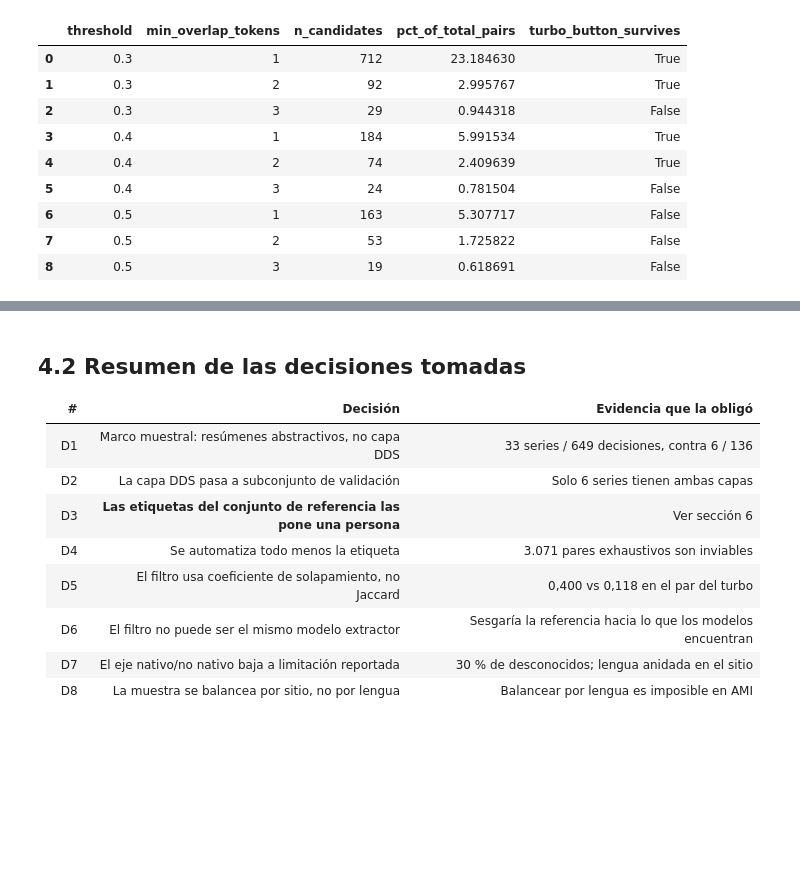
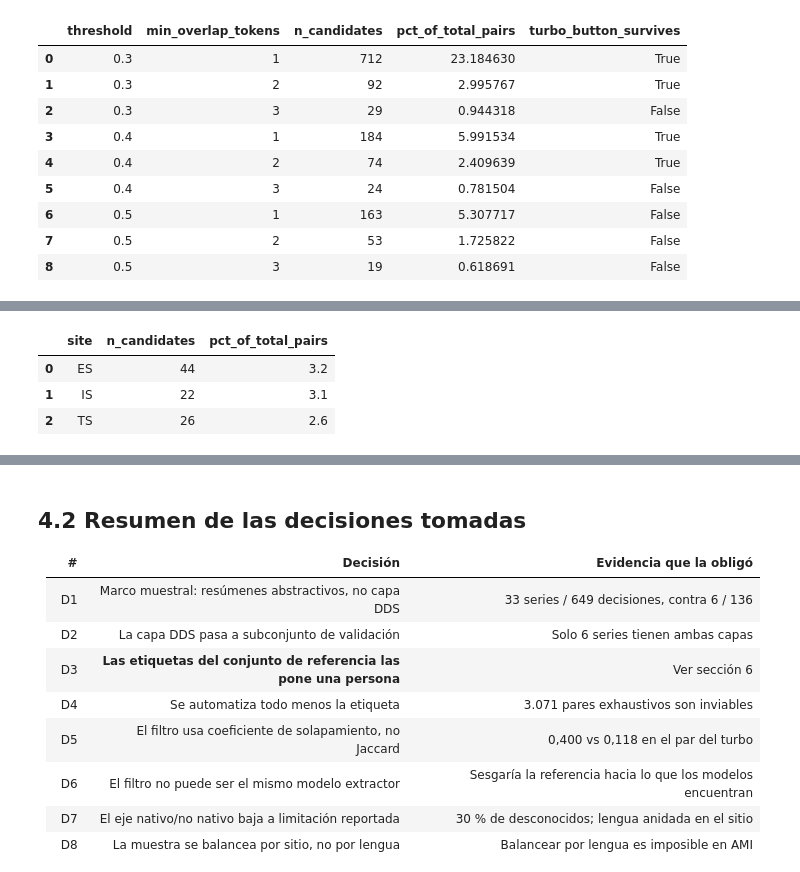
Before and after one commit to jasonssdev/mcd-afg, a Jupyter notebook: notebooks/00-jss-corpus-y-auditoria.ipynb, the cells around one changed output, grey strips where cells are left out. Drawn from its saved outputs; the diff is of its cells as text; code cells hidden in the pictures; blank space fills up the shorter version.

```diff
--- a/notebooks/00-jss-corpus-y-auditoria.ipynb
+++ b/notebooks/00-jss-corpus-y-auditoria.ipynb
@@ -593,0 +625,15 @@ dejarlo ciego al ver 712 candidatos.
+# %%
+OPERATING_POINT = dict(thresholds=(0.30,), min_overlaps=(2,))
+
+by_site = pd.concat(
+    [audit.blocker_sensitivity(series=[s for s in SERIES if s.startswith(site)], **OPERATING_POINT)
+          .assign(site=site)
+     for site in ("ES", "IS", "TS")],
+    ignore_index=True,
+)
+display(by_site[["site", "n_candidates", "pct_of_total_pairs"]].round(1))
+# %% [output]
+|  | site | n_candidates | pct_of_total_pairs |
+| 0 | ES | 44 | 3.2 |
+| 1 | IS | 22 | 3.1 |
+| 2 | TS | 26 | 2.6 |
```
Also changed, not shown: parts of 5 cells of this notebook, 3 other files.
